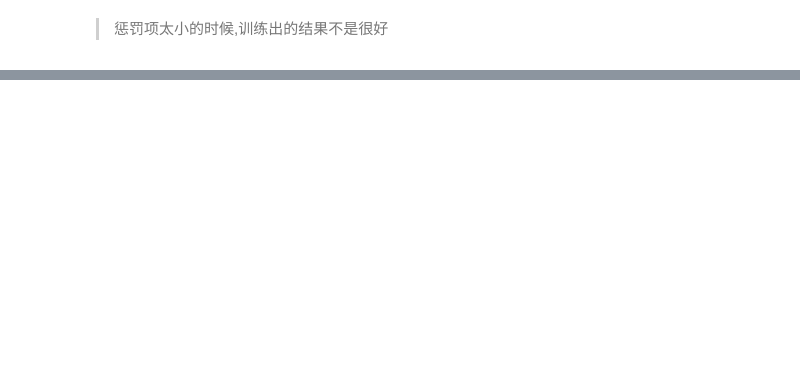
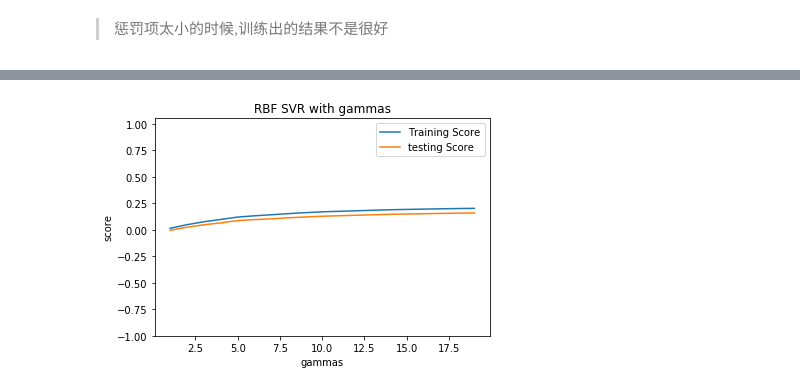
Before and after one commit to sycophant-stone/ml_dl_book_notes, a Jupyter notebook: chapter7_svm.ipynb, the cells around one changed output, grey strips where cells are left out. Saved outputs shown, nothing was run; the diff lists cells and outputs as text; code cells hidden in the pictures; blank space fills up the shorter version.

```diff
--- a/chapter7_svm.ipynb
+++ b/chapter7_svm.ipynb
@@ -103,0 +334,18 @@ test_LinearSVC_C(Xiris_train,Xiris_test,yiris_train,yiris_test)
+# %%
+def test_SVR_rbf(*data):
+    X_train,X_test,y_train,y_test=data
+    # gamma
+    gammas=range(1,20)
+    train_scores=[]
+    test_scores=[]
+    for gamma in gammas:
+        cls=svm.SVR(kernel='rbf',gamma=gamma)
+        cls.fit(X_train,y_train)
+        train_scores.append(cls.score(X_train,y_train))
+        test_scores.append(cls.score(X_test,y_test))
+
+    show_img(r=1,c=1,imgid=1,x=gammas,y1=train_scores,y2=test_scores,y1_name="Training Score",y2_name="testing Score",title_name="RBF SVR with gammas",x_name="gammas",y_name="score",y_lim=1.05,legend_name="best",y_lim_min=-1)
+
+test_SVR_rbf(X_train,X_test,y_train,y_test)
+# %% [output]
+[figure, added]
```
Also changed, not shown: parts of 20 cells of this notebook.
